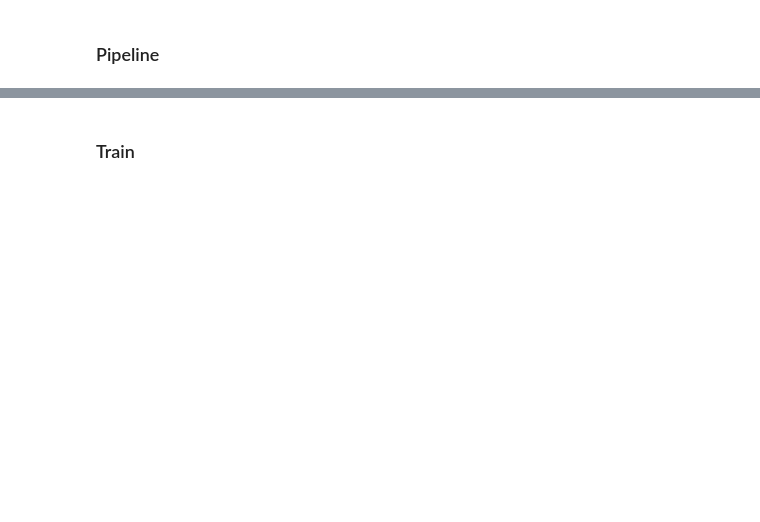
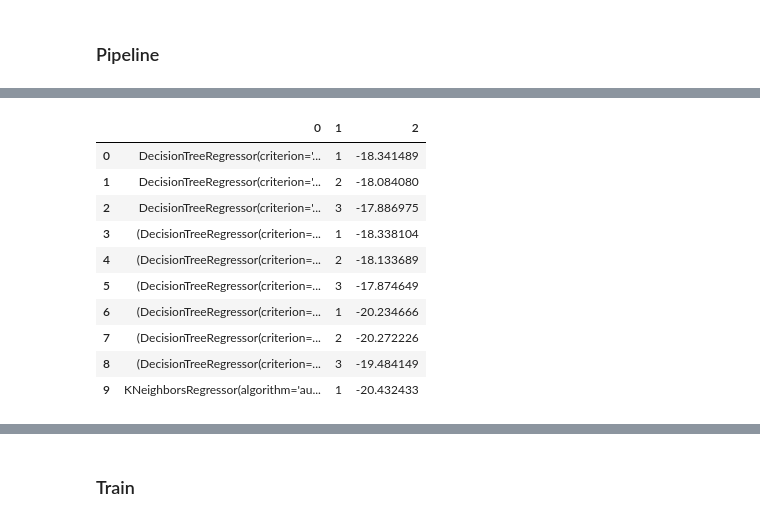
Before and after one commit to MLobo1997/DengAI, a Jupyter notebook: models.ipynb, the cells around one changed output, grey strips where cells are left out. Saved outputs shown, nothing was run; the diff lists cells and outputs as text; code cells hidden in the pictures; blank space fills up the shorter version.

```diff
--- a/models.ipynb
+++ b/models.ipynb
@@ -379,0 +387,12 @@ X_train = pipeline.fit_transform(X_train_2, y_train_2)
+# %%
+%autoreload
+from utils.OurPipeline import create_pipeline
+from utils.predict_in_order import predict_in_order
+
+pipeline = create_pipeline(attr, n_weeks=1, n_weeks_infected=3, add_noise=False, pca=None)
+X_train = pipeline.fit_transform(X_train_2, y_train_2)
+
+model = RandomForestRegressor(criterion='mae', n_estimators=50, max_depth=5)
+model.fit(X_train, y_train_2)
+
+pred = predict_in_order(X_test_1, model=model, pipeline=pipeline)
@@ -379,0 +436,14 @@ X_train = pipeline.fit_transform(X_train_2, y_train_2)
+# %%
+pd.DataFrame(results)
+# %% [output]
+|  | 0 | 1 | 2 |
+| 0 | DecisionTreeRegressor(criterion='... | 1 | -18.341489 |
+| 1 | DecisionTreeRegressor(criterion='... | 2 | -18.084080 |
+| 2 | DecisionTreeRegressor(criterion='... | 3 | -17.886975 |
+| 3 | (DecisionTreeRegressor(criterion=... | 1 | -18.338104 |
+| 4 | (DecisionTreeRegressor(criterion=... | 2 | -18.133689 |
+| 5 | (DecisionTreeRegressor(criterion=... | 3 | -17.874649 |
+| 6 | (DecisionTreeRegressor(criterion=... | 1 | -20.234666 |
+| 7 | (DecisionTreeRegressor(criterion=... | 2 | -20.272226 |
+| 8 | (DecisionTreeRegressor(criterion=... | 3 | -19.484149 |
+| 9 | KNeighborsRegressor(algorithm='au... | 1 | -20.432433 |
```
Also changed, not shown: parts of 20 cells of this notebook, 1 other file.
